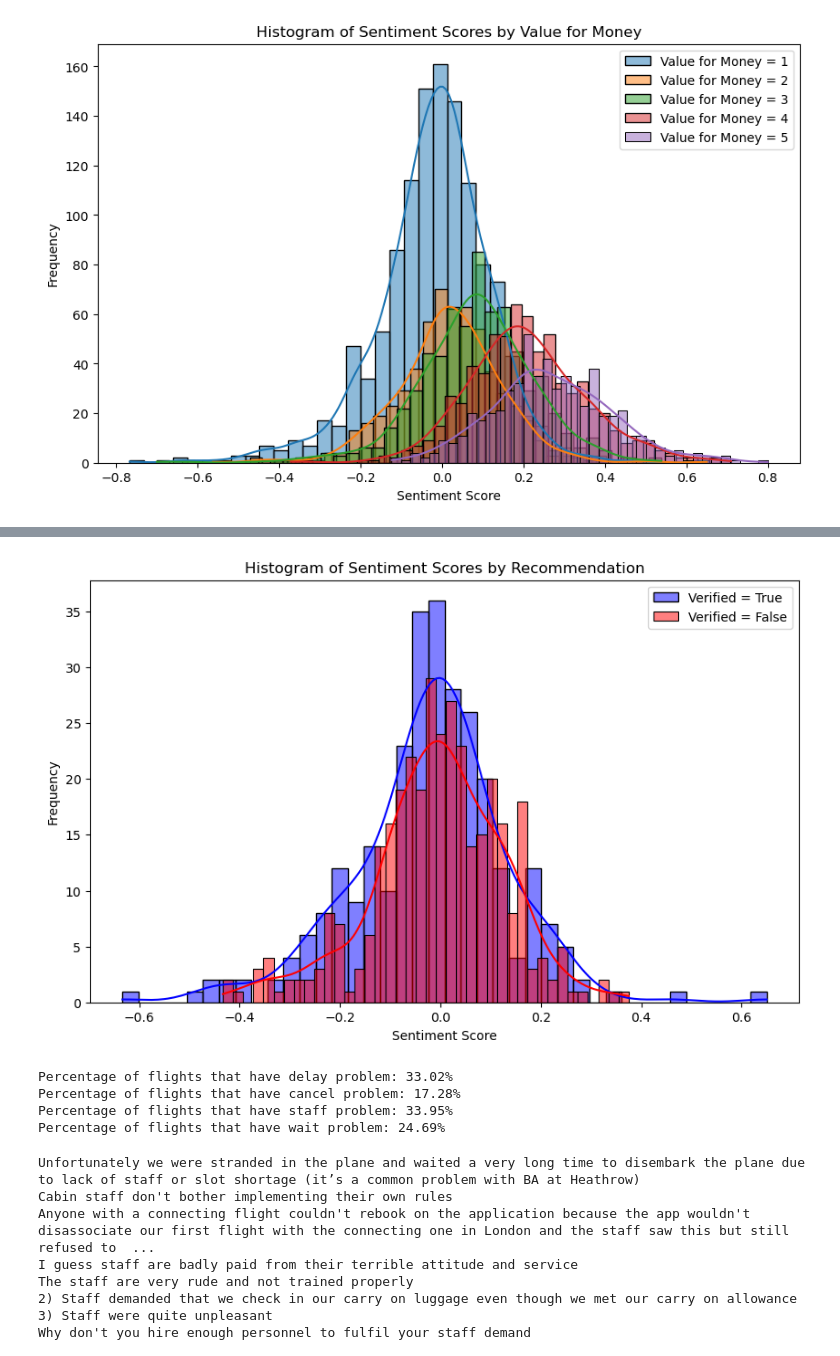
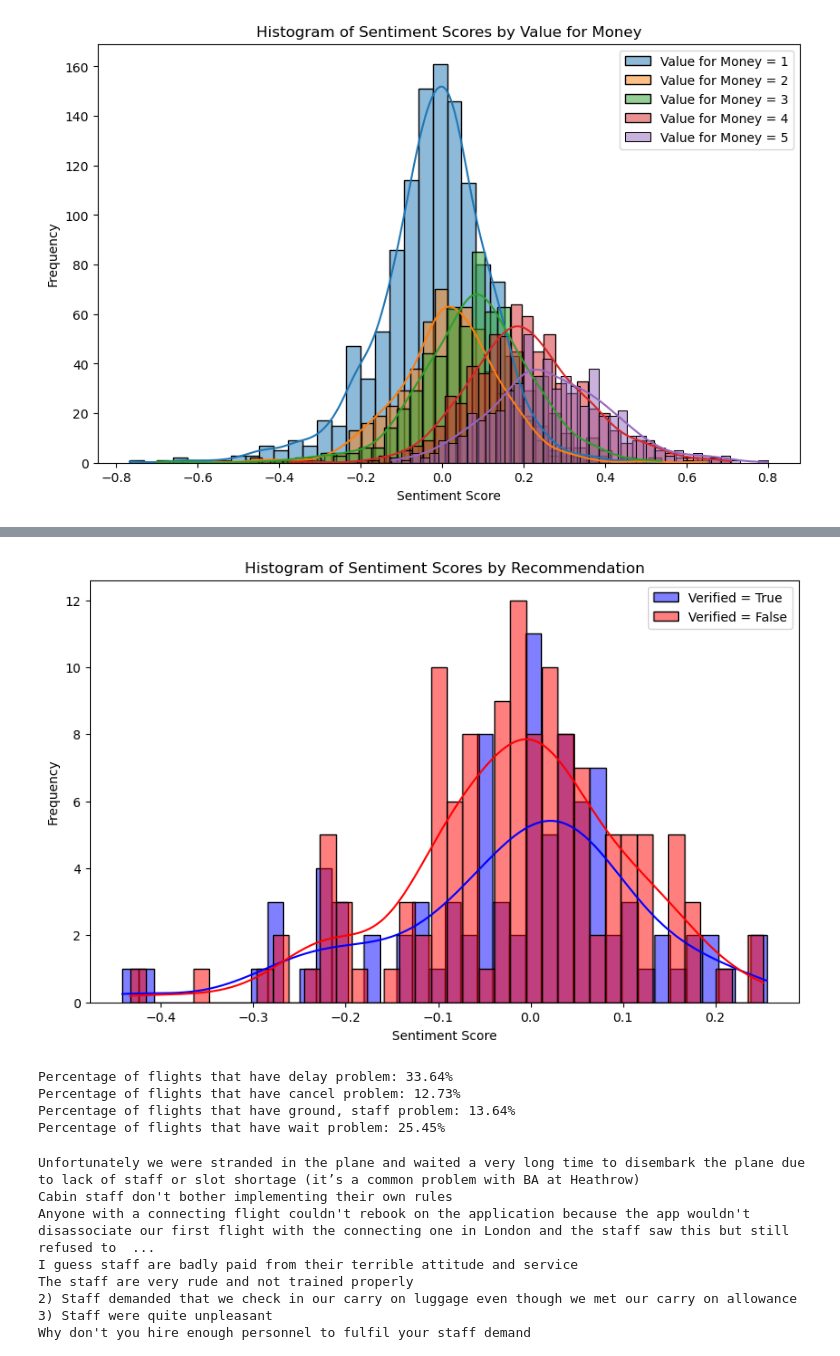
Before and after one commit to MarkPhamm/British-Airway, a Jupyter notebook: analysis/Review_Analysis.ipynb, the cells around one changed output, grey strips where cells are left out. Cells and saved outputs as stored; diff of their text form; code cells hidden in the pictures.

```diff
--- a/analysis/Review_Analysis.ipynb
+++ b/analysis/Review_Analysis.ipynb
@@ -295,2 +324,2 @@ df['recommended'] = df['recommended'].map({'yes': 1, 'no': 0})
 # %%
-london_df = pd.read_csv(os.path.join(parent_dir, 'dataset', 'london_airport.csv'))
+staff_df = pd.read_csv(os.path.join(parent_dir, 'dataset', 'bad_staff.csv'))
@@ -324,4 +342,4 @@ london_df
 # %%
 # Apply the function to your review column
-london_df['sentiment_score'] = london_df['review'].apply(calculate_sentiment)
+staff_df['sentiment_score'] = staff_df['review'].apply(calculate_sentiment)
 # %%
@@ -354,23 +357,23 @@ plt.show()
 # %%
 # Create histograms for sentiment scores based on 'Recommended' column
 plt.figure(figsize=(10, 6))
 
-sns.histplot(london_df[london_df['verified'] == True]['sentiment_score'], bins=40, color='blue', label='Verified = True', kde=True)
-sns.histplot(london_df[london_df['verified'] == False]['sentiment_score'], bins=40, color='red', label='Verified = False', kde=True)
+sns.histplot(staff_df[staff_df['verified'] == True]['sentiment_score'], bins=40, color='blue', label='Verified = True', kde=True)
+sns.histplot(staff_df[staff_df['verified'] == False]['sentiment_score'], bins=40, color='red', label='Verified = False', kde=True)
 
 plt.title('Histogram of Sentiment Scores by Recommendation')
 plt.xlabel('Sentiment Score')
 plt.ylabel('Frequency')
 plt.legend()
 
 plt.show()
 # %% [output]
-[figure, old version]
+[figure, new version]
 # %%
-calculate_percentage(london_df[london_df['sentiment_score']<0], ["delay"],['cancel'], ['staff'],['wait'])
+calculate_percentage(staff_df[staff_df['sentiment_score']<0], ["delay"],['cancel'], ['ground','staff'],['wait'])
 # %% [output]
-Percentage of flights that have delay problem: 33.02%
-Percentage of flights that have cancel problem: 17.28%
-Percentage of flights that have staff problem: 33.95%
-Percentage of flights that have wait problem: 24.69%
+Percentage of flights that have delay problem: 33.64%
+Percentage of flights that have cancel problem: 12.73%
+Percentage of flights that have ground, staff problem: 13.64%
+Percentage of flights that have wait problem: 25.45%
 # %%
```
Also changed, not shown: parts of 24 cells of this notebook, 10 other files.
